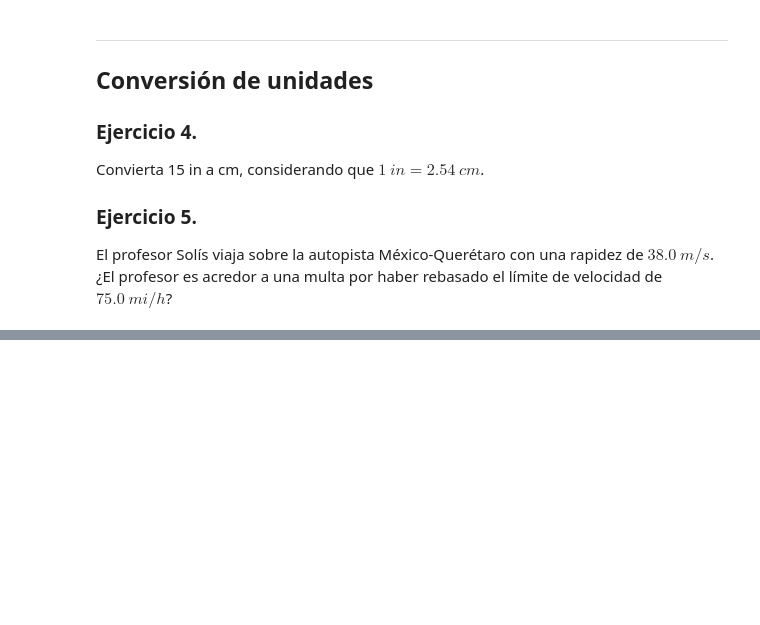
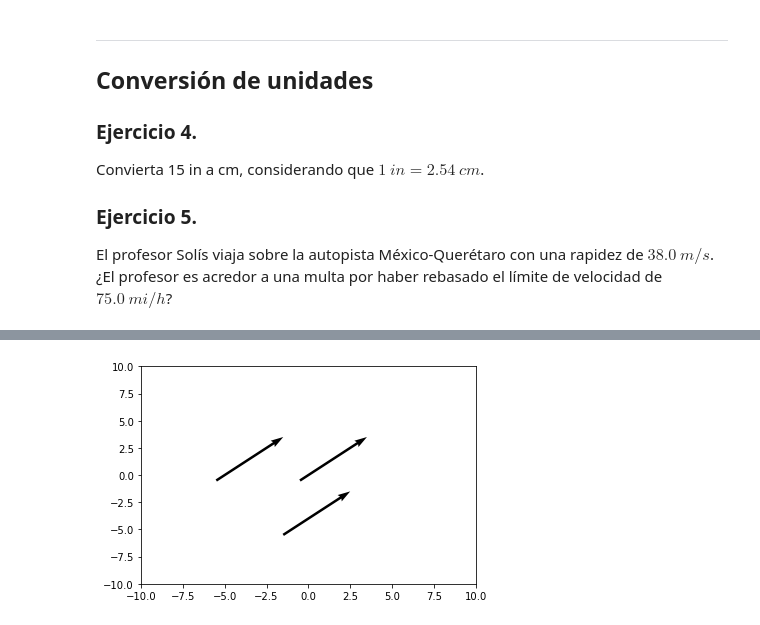
Before and after one commit to jesolisp/MEC_CLAS_2022_2, a Jupyter notebook: UI/Unidad_I.ipynb, the cells around one changed output, grey strips where cells are left out. Saved outputs shown, nothing was run; the diff lists cells and outputs as text; code cells hidden in the pictures; blank space fills up the shorter version.

```diff
--- a/UI/Unidad_I.ipynb
+++ b/UI/Unidad_I.ipynb
@@ -139,0 +191,9 @@ El profesor Solís viaja sobre la autopista México-Querétaro con una rapidez d
+# %%
+plt.quiver(-0.5,-0.5,4,4, angles='xy', scale_units='xy', scale=1)
+plt.quiver(-1.5,-5.5,4,4, angles='xy', scale_units='xy', scale=1)
+plt.quiver(-5.5,-0.5,4,4, angles='xy', scale_units='xy', scale=1)
+plt.xlim(-10, 10)
+plt.ylim(-10, 10)
+plt.show()
+# %% [output]
+[figure, added]
```
Also changed, not shown: parts of 23 cells of this notebook.
